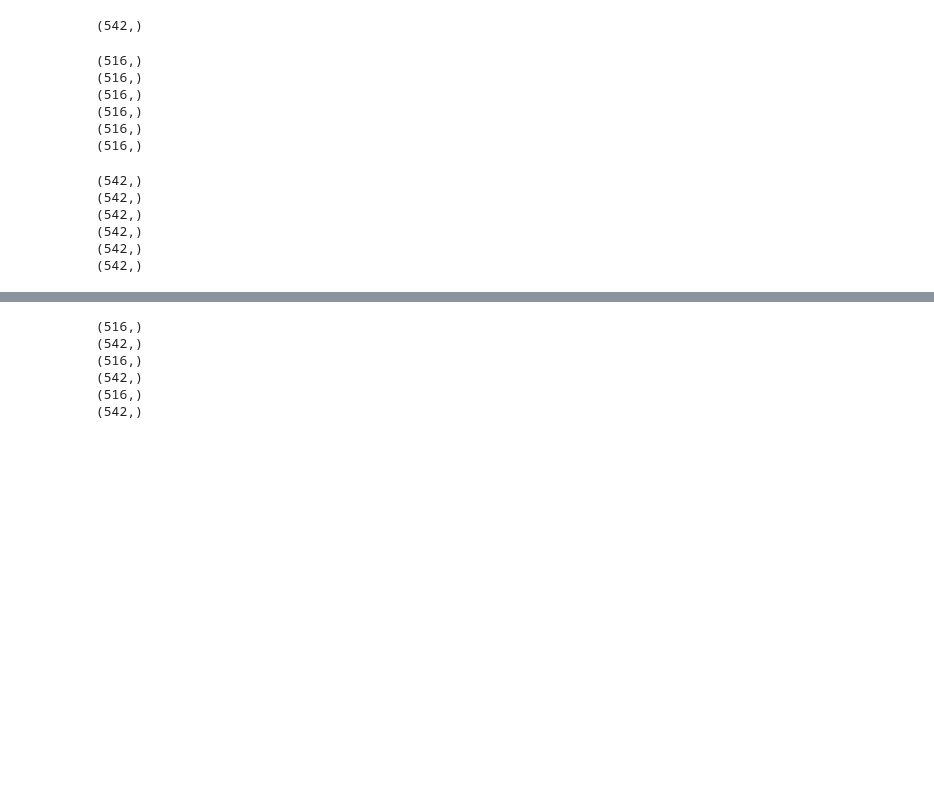
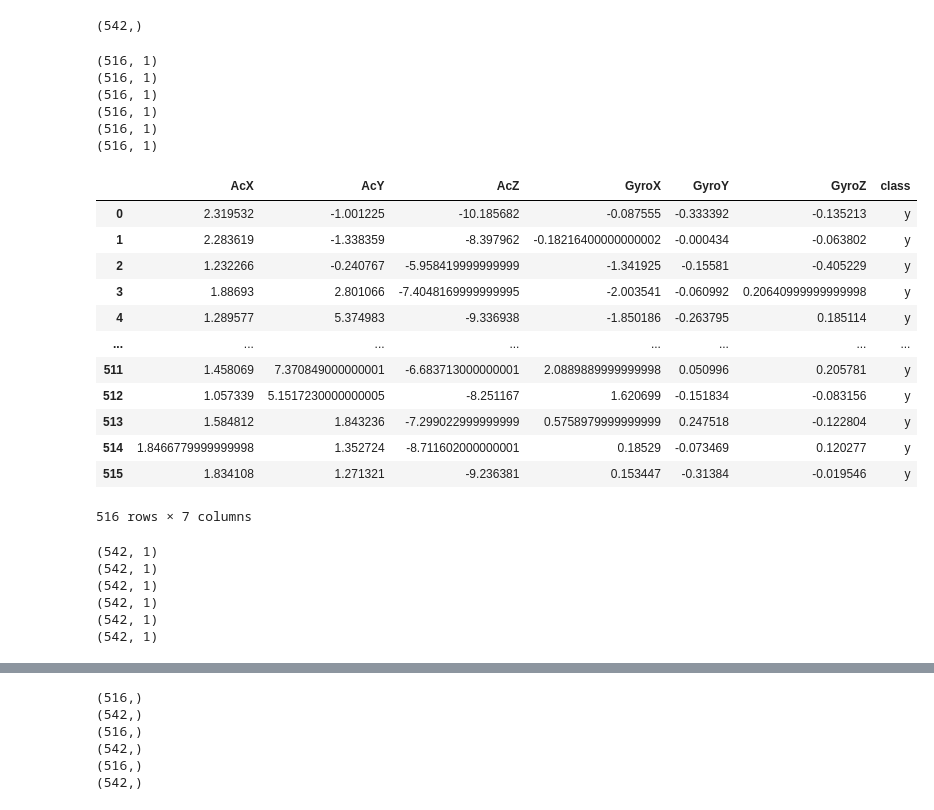
Before and after one commit to Hyolinkim/capstoneDesign_20210830, a Jupyter notebook: data_agument_ver1_2.ipynb, the cells around one changed output, grey strips where cells are left out. Cells and saved outputs as stored; diff of their text form; code cells hidden in the pictures; blank space fills up the shorter version.

```diff
--- a/data_agument_ver1_2.ipynb
+++ b/data_agument_ver1_2.ipynb
@@ -138,7 +138,7 @@ print(time_n.shape)
 # %% [output]
 (542,)
 # %%
-#가속도/자이로 바른자세
+#가속도/자이로 바른자세 원본데이터
 acX_y_5 = []
 acY_y_5 = []
 acZ_y_5 = []
@@ -147,12 +147,12 @@ gyroY_y_5 = []
 gyroZ_y_5 = []
 for i in range(len(acX_y)):
   if i%dt==0:
-    acX_y_5.append(acX_y[i])
-    acY_y_5.append(acY_y[i])
-    acZ_y_5.append(acZ_y[i])
-    gyroX_y_5.append(gyroX_y[i])
-    gyroY_y_5.append(gyroY_y[i])
-    gyroZ_y_5.append(gyroZ_y[i])
+    acX_y_5.append([acX_y[i]])
+    acY_y_5.append([acY_y[i]])
+    acZ_y_5.append([acZ_y[i]])
+    gyroX_y_5.append([gyroX_y[i]])
+    gyroY_y_5.append([gyroY_y[i]])
+    gyroZ_y_5.append([gyroZ_y[i]])
 acX_y_5 = np.array(acX_y_5)
 acY_y_5 = np.array(acY_y_5)
 acZ_y_5 = np.array(acZ_y_5)
@@ -166,14 +166,40 @@ print(gyroX_y_5.shape)
 print(gyroY_y_5.shape)
 print(gyroZ_y_5.shape)
 # %% [output]
-(516,)
-(516,)
-(516,)
-(516,)
-(516,)
-(516,)
+(516, 1)
+(516, 1)
+(516, 1)
+(516, 1)
+(516, 1)
+(516, 1)
+# %%
+#원본데이터 필터 바른자세 데이터 통합
+origin_total_data_y=np.concatenate((acX_y_5,acY_y_5,acZ_y_5,
+                          gyroX_y_5, gyroY_y_5, gyroZ_y_5),axis=1)
+origin_data_y = []
+for i in range(len(origin_total_data_y)):
+  origin_data_y.append(['y'])
+origin_data_y = np.array(origin_data_y)
+origin_final_data_y=np.concatenate((origin_total_data_y,origin_data_y),axis=1)
+origin_csv_data_y=pd.DataFrame(origin_final_data_y)
+origin_csv_data_y.columns = ['AcX', 'AcY','AcZ','GyroX','GyroY','GyroZ','class']
+origin_csv_data_y
+# %% [output]
+|  | AcX | AcY | AcZ | GyroX | GyroY | GyroZ | class |
+| 0 | 2.319532 | -1.001225 | -10.185682 | -0.087555 | -0.333392 | -0.135213 | y |
+| 1 | 2.283619 | -1.338359 | -8.397962 | -0.18216400000000002 | -0.000434 | -0.063802 | y |
+| 2 | 1.232266 | -0.240767 | -5.958419999999999 | -1.341925 | -0.15581 | -0.405229 | y |
+| 3 | 1.88693 | 2.801066 | -7.4048169999999995 | -2.003541 | -0.060992 | 0.20640999999999998 | y |
+| 4 | 1.289577 | 5.374983 | -9.336938 | -1.850186 | -0.263795 | 0.185114 | y |
+| ... | ... | ... | ... | ... | ... | ... | ... |
+| 511 | 1.458069 | 7.370849000000001 | -6.683713000000001 | 2.0889889999999998 | 0.050996 | 0.205781 | y |
+| 512 | 1.057339 | 5.1517230000000005 | -8.251167 | 1.620699 | -0.151834 | -0.083156 | y |
+| 513 | 1.584812 | 1.843236 | -7.299022999999999 | 0.5758979999999999 | 0.247518 | -0.122804 | y |
+| 514 | 1.8466779999999998 | 1.352724 | -8.711602000000001 | 0.18529 | -0.073469 | 0.120277 | y |
+| 515 | 1.834108 | 1.271321 | -9.236381 | 0.153447 | -0.31384 | -0.019546 | y |
+516 rows × 7 columns
 # %%
-#가속도/자이로 틀린자세
+#가속도/자이로 틀린자세 원본 데이터
 acX_n_5 = []
 acY_n_5 = []
 acZ_n_5 = []
@@ -182,12 +208,12 @@ gyroY_n_5 = []
 gyroZ_n_5 = []
 for i in range(len(acX_n)):
   if i%dt==0:
-    acX_n_5.append(acX_n[i])
-    acY_n_5.append(acY_n[i])
-    acZ_n_5.append(acZ_n[i])
-    gyroX_n_5.append(gyroX_n[i])
-    gyroY_n_5.append(gyroY_n[i])
-    gyroZ_n_5.append(gyroZ_n[i])
+    acX_n_5.append([acX_n[i]])
+    acY_n_5.append([acY_n[i]])
+    acZ_n_5.append([acZ_n[i]])
+    gyroX_n_5.append([gyroX_n[i]])
+    gyroY_n_5.append([gyroY_n[i]])
+    gyroZ_n_5.append([gyroZ_n[i]])
 acX_n_5 = np.array(acX_n_5)
 acY_n_5 = np.array(acY_n_5)
 acZ_n_5 = np.array(acZ_n_5)
@@ -201,9 +227,9 @@ print(gyroX_n_5.shape)
 print(gyroY_n_5.shape)
 print(gyroZ_n_5.shape)
 # %% [output]
-(542,)
-(542,)
-(542,)
-(542,)
-(542,)
-(542,)
+(542, 1)
+(542, 1)
+(542, 1)
+(542, 1)
+(542, 1)
+(542, 1)
```
Also changed, not shown: parts of 17 cells of this notebook.
